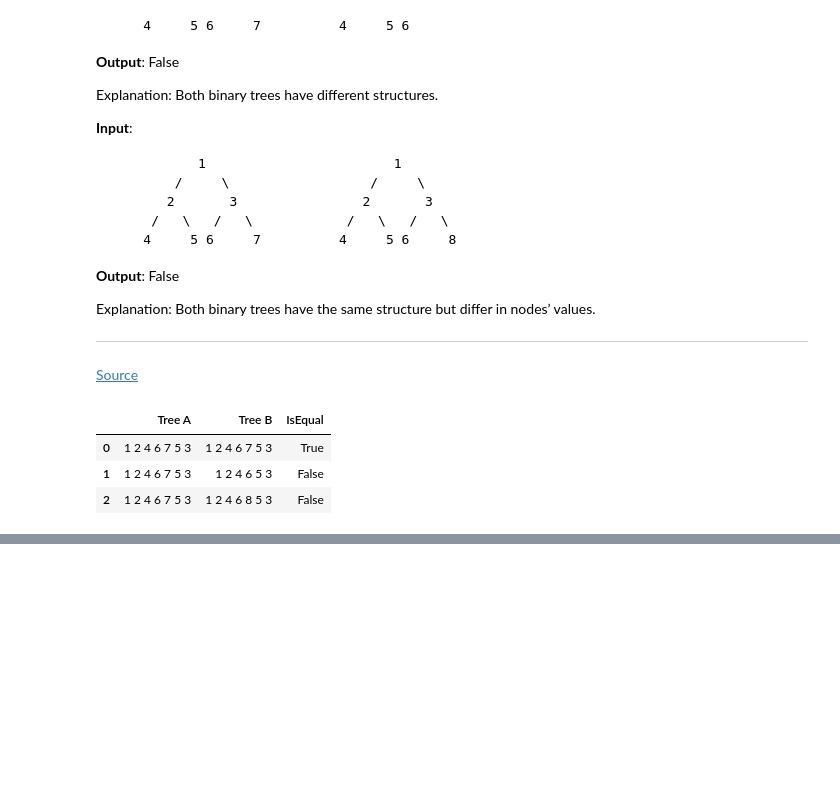
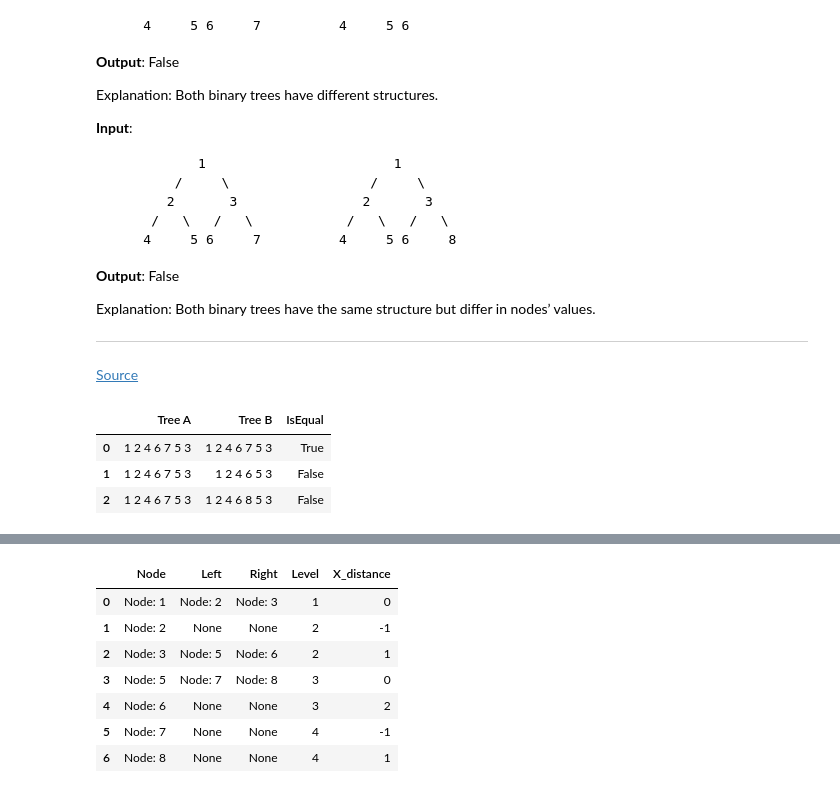
Before and after one commit to brunolcarli/GooGraph, a Jupyter notebook: BinaryTree_exercise_list.ipynb, the cells around one changed output, grey strips where cells are left out. Saved outputs shown, nothing was run; the diff lists cells and outputs as text; code cells hidden in the pictures; blank space fills up the shorter version.

```diff
--- a/BinaryTree_exercise_list.ipynb
+++ b/BinaryTree_exercise_list.ipynb
@@ -650,0 +684,32 @@ class Node:
+# %%
+# Driver code
+root = Node(1)
+root.left = Node(2, origin=root)
+root.right = Node(3, origin=root)
+root.right.right = Node(6, origin=root.right)
+root.right.left = Node(5, origin=root.right)
+root.right.left.right = Node(8, origin=root.right.left)
+root.right.left.left = Node(7, origin=root.right.left)
+tree = Tree(root)
+# %%
+rows = []
+
+queue = [tree.root]
+while queue:
+    node = queue.pop(0)
+    if node is None:
+        continue
+    rows.append([str(node), str(node.left), str(node.right), node.level, node.x_distance])
+    queue.append(node.left)
+    queue.append(node.right)
+
+pd.DataFrame(rows, columns=['Node', 'Left', 'Right', 'Level', 'X_distance'])
+# %% [output]
+|  | Node | Left | Right | Level | X_distance |
+| 0 | Node: 1 | Node: 2 | Node: 3 | 1 | 0 |
+| 1 | Node: 2 | None | None | 2 | -1 |
+| 2 | Node: 3 | Node: 5 | Node: 6 | 2 | 1 |
+| 3 | Node: 5 | Node: 7 | Node: 8 | 3 | 0 |
+| 4 | Node: 6 | None | None | 3 | 2 |
+| 5 | Node: 7 | None | None | 4 | -1 |
+| 6 | Node: 8 | None | None | 4 | 1 |
```
Also changed, not shown: parts of 2 cells of this notebook.
